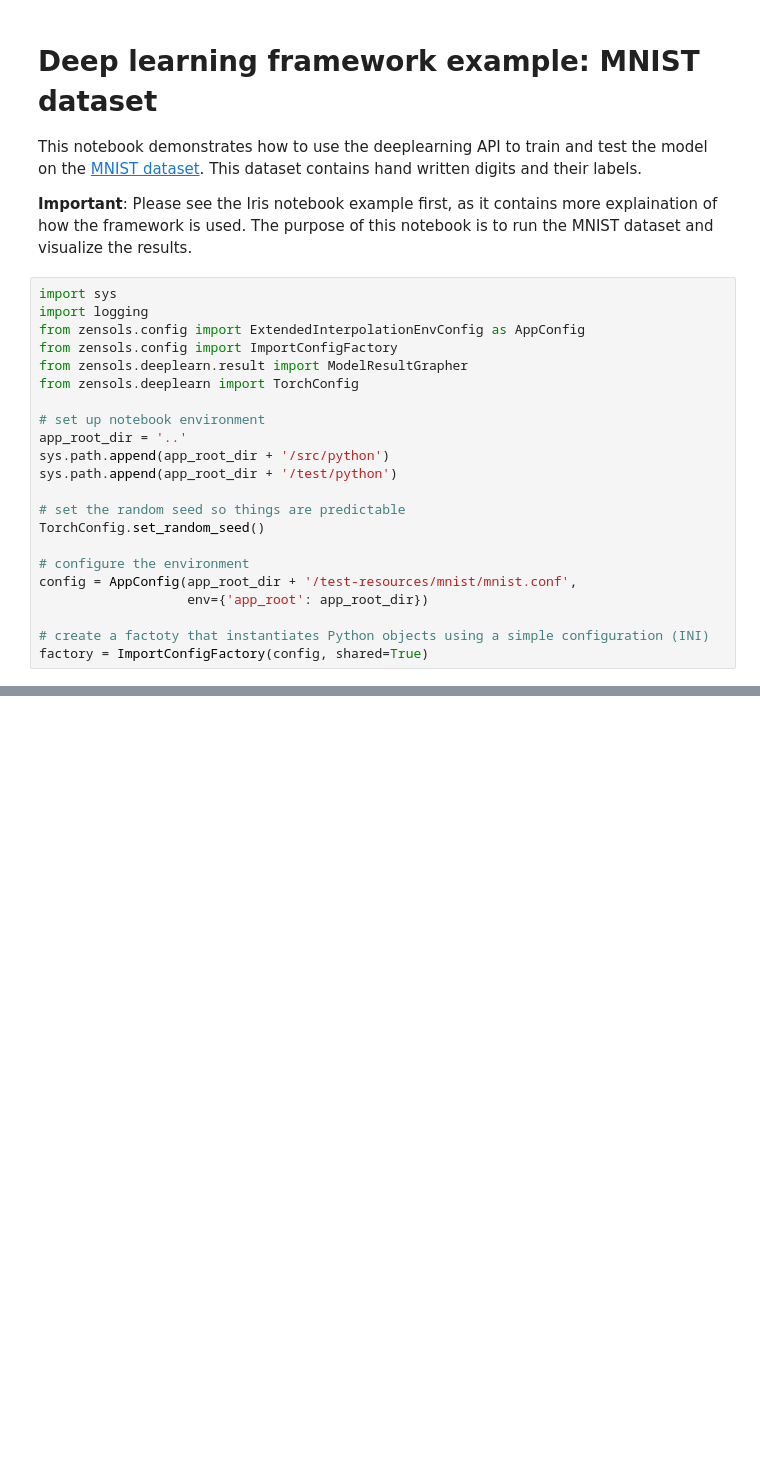
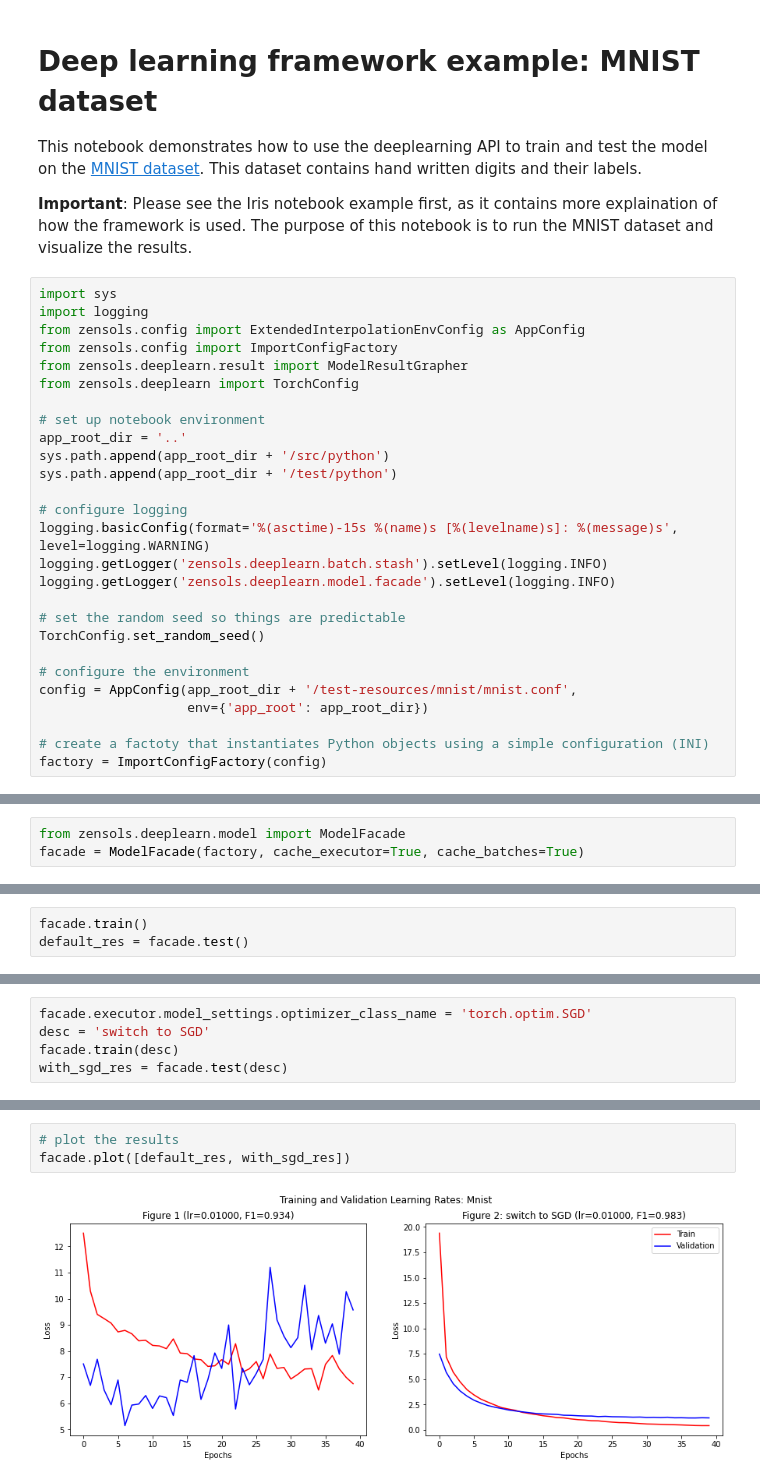
Before and after one commit to plandes/deeplearn, a Jupyter notebook: notebook/mnist.ipynb, the cells around one changed output, grey strips where cells are left out. Drawn from its saved outputs; the diff is of its cells as text; blank space fills up the shorter version.

```diff
--- a/notebook/mnist.ipynb
+++ b/notebook/mnist.ipynb
@@ -17,6 +18,11 @@ app_root_dir = '..'
 sys.path.append(app_root_dir + '/src/python')
 sys.path.append(app_root_dir + '/test/python')
 
+# configure logging
+logging.basicConfig(format='%(asctime)-15s %(name)s [%(levelname)s]: %(message)s', level=logging.WARNING)
+logging.getLogger('zensols.deeplearn.batch.stash').setLevel(logging.INFO)
+logging.getLogger('zensols.deeplearn.model.facade').setLevel(logging.INFO)
+
 # set the random seed so things are predictable
 TorchConfig.set_random_seed()
 
@@ -25,5 +31,5 @@ config = AppConfig(app_root_dir + '/test-resources/mnist/mnist.conf',
                    env={'app_root': app_root_dir})
 
 # create a factoty that instantiates Python objects using a simple configuration (INI)
-factory = ImportConfigFactory(config, shared=True)
+factory = ImportConfigFactory(config)
 # %% [markdown]
@@ -55,3 +39,6 @@ batch splits:
+# %%
+from zensols.deeplearn.model import ModelFacade
+facade = ModelFacade(factory, cache_executor=True, cache_batches=True)
 # %% [markdown]
 ## Train and test the model
 
@@ -116,0 +48,3 @@ Learning rate: 0.01
+# %%
+facade.train()
+default_res = facade.test()
@@ -116,0 +123,5 @@ Learning rate: 0.01
+# %%
+facade.executor.model_settings.optimizer_class_name = 'torch.optim.SGD'
+desc = 'switch to SGD'
+facade.train(desc)
+with_sgd_res = facade.test(desc)
@@ -116,0 +165,5 @@ Learning rate: 0.01
+# %%
+# plot the results
+facade.plot([default_res, with_sgd_res])
+# %% [output]
+[figure, added]
```
Also changed, not shown: parts of 8 cells of this notebook, 2 other files.
